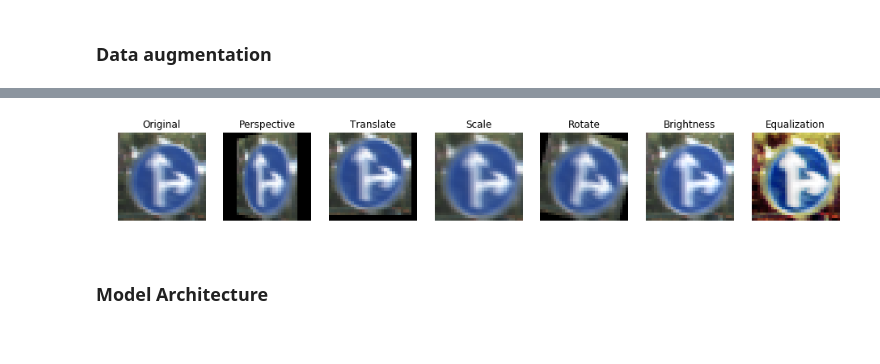
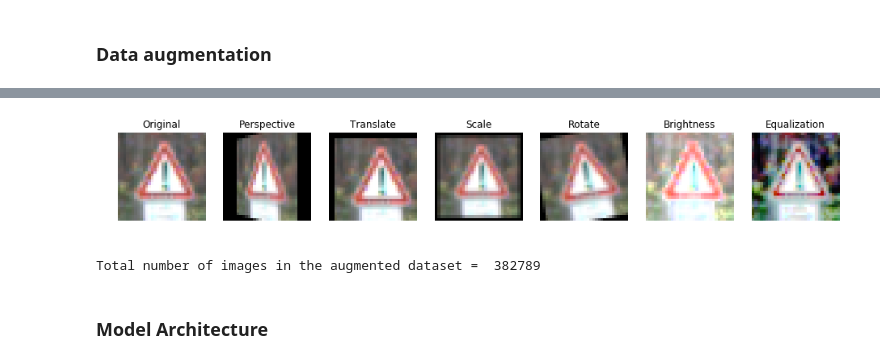
Before and after one commit to BusAI-Self-Driving-Car/carnd-traffic-sign-classifier, a Jupyter notebook: Traffic_Sign_Classifier.ipynb, the cells around one changed output, grey strips where cells are left out. Cells and saved outputs as stored; diff of their text form; code cells hidden in the pictures.

Commit message:
preprocesing image stucking

```diff
--- a/Traffic_Sign_Classifier.ipynb
+++ b/Traffic_Sign_Classifier.ipynb
@@ -432,23 +432,48 @@ Final image size is (26, 26, 3)
 # %%
 image = X_train[989]
 
 transform_exmpl = [image,
                    perspective_transform(image),
                    translate(image),
                    scale(image),
                    rotate(image, min=10),
                    brightness(image),
-                   histogram_eq(image)]
+                   equal_hist(image)]
 
 transform_descs = ['Original', 'Perspective', 'Translate', 'Scale', 'Rotate', 'Brightness', 'Equalization']
 
 f2, cell2 = plt.subplots(1, 7, figsize=(16,6))
 for i in range(7):
     cell2[i].imshow(transform_exmpl[i])
     cell2[i].axis('off')
     cell2[i].set_title(transform_descs[i])
 # %% [output]
-[figure, old version]
+[figure, new version]
+# %%
+### Generate data additional data (OPTIONAL!)
+### and split the data into training/validation/testing sets here.
+### Feel free to use as many code cells as needed.
+X_train_aug = []
+y_train_aug = []
+X_val_prep = []
+
+def create_data(n=10):
+    for i in range(n_train):
+        img = X_train[i]
+        X_train_aug.append(transform_img(img))
+        y_train_aug.append(y_train[i])
+        #Generate n new images out of each input image
+        for j in range(n):
+            X_train_aug.append(augment_img(img))
+            y_train_aug.append(y_train[i])
+    for i in range(n_validation):
+        img = X_valid[i]
+        X_val_prep.append(transform_img(img))
+    print("Total number of images in the augmented dataset = ", len(X_train_aug))
+
+create_data(10)
+# %% [output]
+Total number of images in the augmented dataset =  382789
 # %% [markdown]
 ### Model Architecture
 # %%
```
Also changed, not shown: parts of 9 cells of this notebook.
